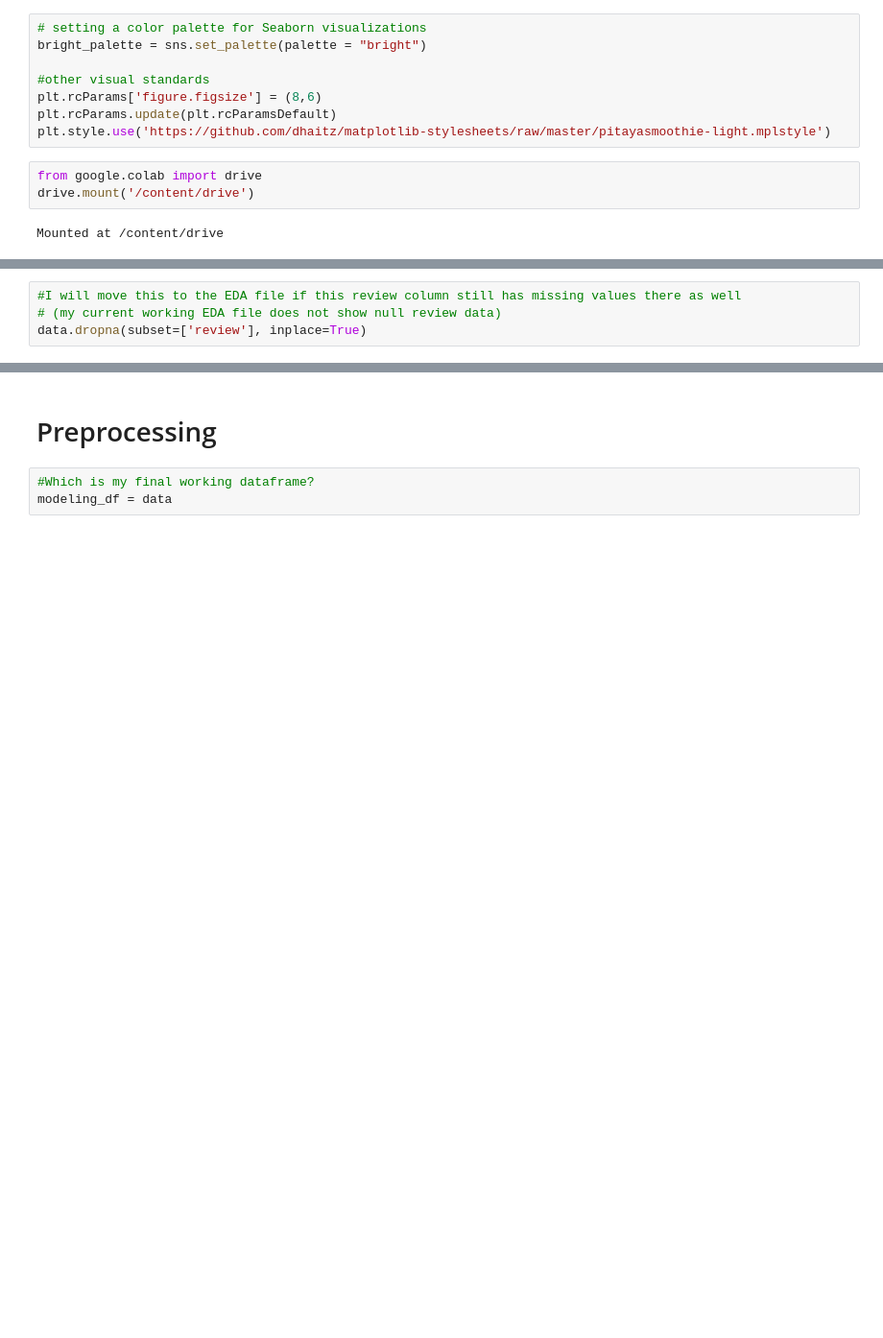
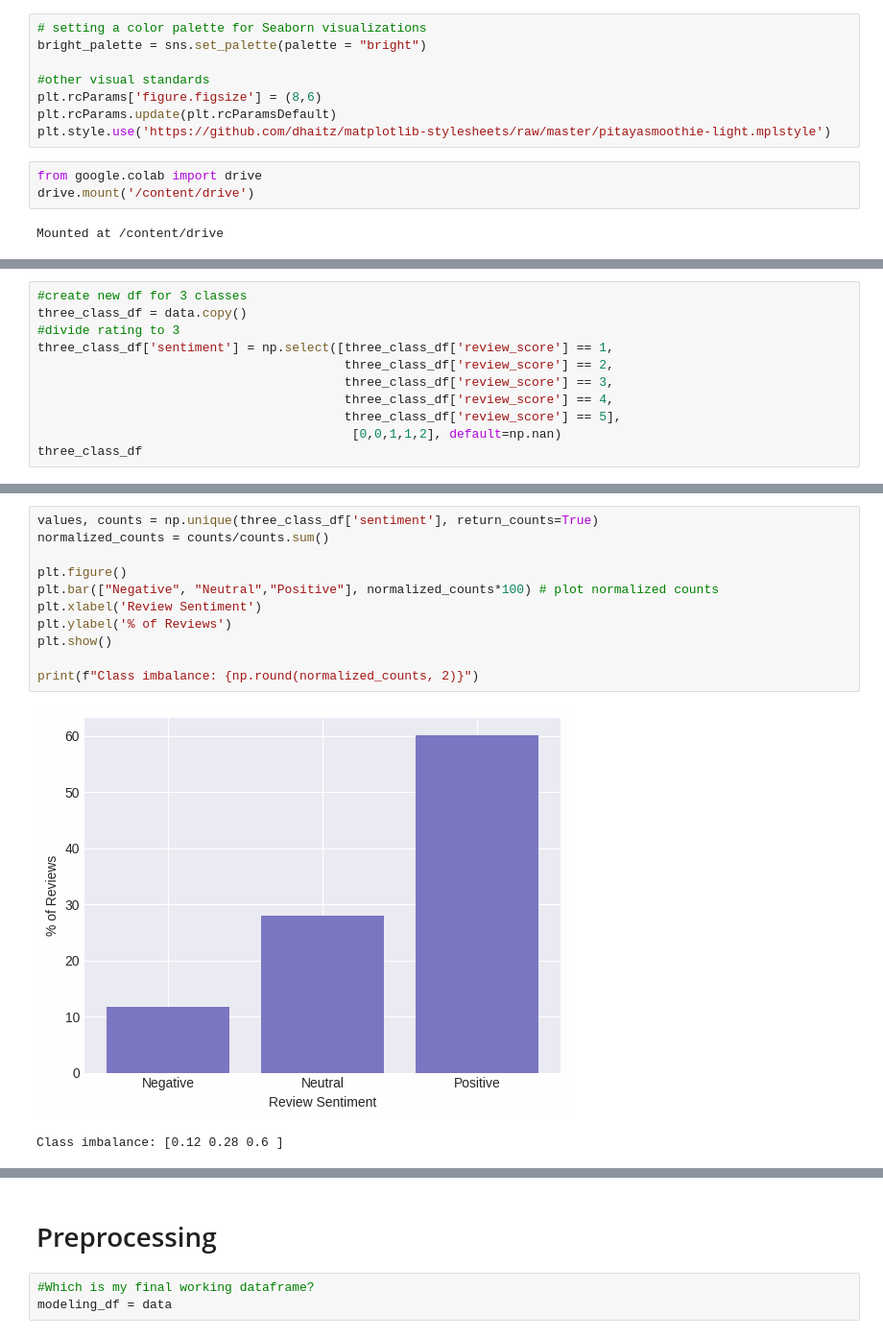
Before and after one commit to sruiz1896/book_rating_predictor, a Jupyter notebook: Notebooks/Text_Data_Analysis.ipynb, the cells around one changed output, grey strips where cells are left out. Shown at 96% size. Saved outputs shown, nothing was run; the diff lists cells and outputs as text; blank space fills up the shorter version.

```diff
--- a/Notebooks/Text_Data_Analysis.ipynb
+++ b/Notebooks/Text_Data_Analysis.ipynb
@@ -131,4 +103,0 @@ dtype: int64
-# %%
-#I will move this to the EDA file if this review column still has missing values there as well
-# (my current working EDA file does not show null review data)
-data.dropna(subset=['review'], inplace=True)
@@ -149,0 +104,11 @@ dtype: int64
+# %%
+#create new df for 3 classes
+three_class_df = data.copy()
+#divide rating to 3
+three_class_df['sentiment'] = np.select([three_class_df['review_score'] == 1,
+                                         three_class_df['review_score'] == 2,
+                                         three_class_df['review_score'] == 3,
+                                         three_class_df['review_score'] == 4,
+                                         three_class_df['review_score'] == 5],
+                                          [0,0,1,1,2], default=np.nan)
+three_class_df
@@ -149,0 +129,14 @@ dtype: int64
+# %%
+values, counts = np.unique(three_class_df['sentiment'], return_counts=True)
+normalized_counts = counts/counts.sum()
+
+plt.figure()
+plt.bar(["Negative", "Neutral","Positive"], normalized_counts*100) # plot normalized counts
+plt.xlabel('Review Sentiment')
+plt.ylabel('% of Reviews')
+plt.show()
+
+print(f"Class imbalance: {np.round(normalized_counts, 2)}")
+# %% [output]
+[figure, added]
+Class imbalance: [0.12 0.28 0.6 ]
```
Also changed, not shown: parts of 29 cells of this notebook.
